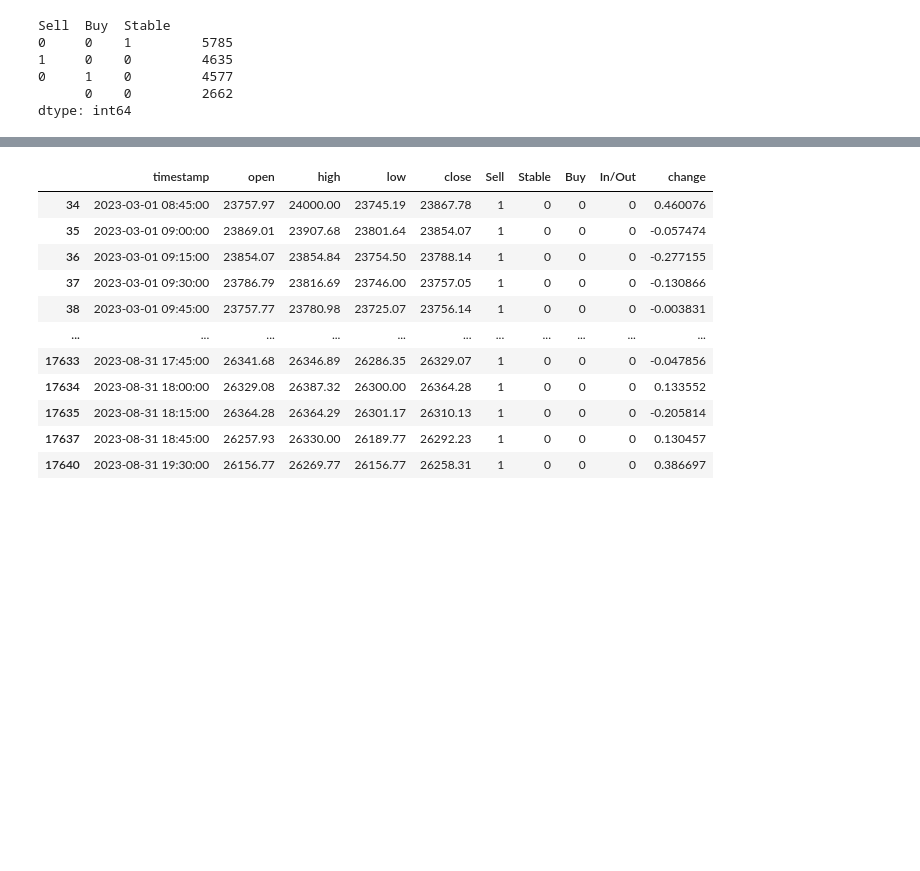
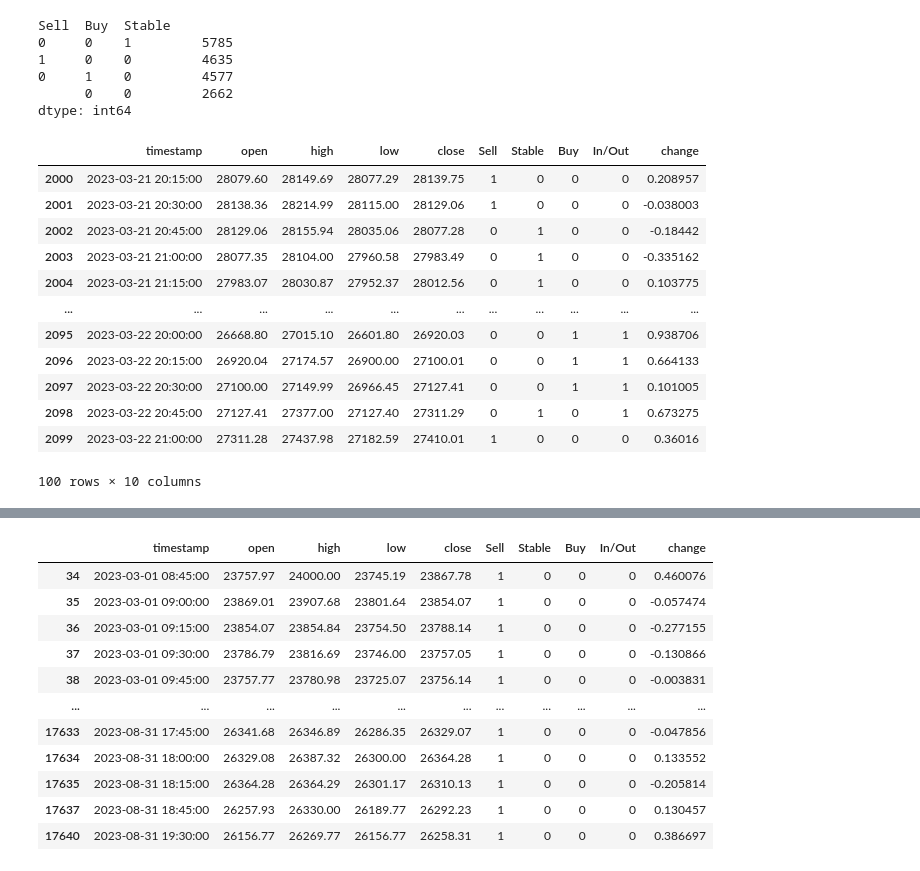
Before and after one commit to anilergan/AISMTB, a Jupyter notebook: binance_api_main.ipynb, the cells around one changed output, grey strips where cells are left out. Drawn from its saved outputs; the diff is of its cells as text; code cells hidden in the pictures; blank space fills up the shorter version.

```diff
--- a/binance_api_main.ipynb
+++ b/binance_api_main.ipynb
@@ -440 +442,17 @@ dtype: int64
+# %%
+df_v
+# %% [output]
+|  | timestamp | open | high | low | close | Sell | Stable | Buy | In/Out | change |
+| 2000 | 2023-03-21 20:15:00 | 28079.60 | 28149.69 | 28077.29 | 28139.75 | 1 | 0 | 0 | 0 | 0.208957 |
+| 2001 | 2023-03-21 20:30:00 | 28138.36 | 28214.99 | 28115.00 | 28129.06 | 1 | 0 | 0 | 0 | -0.038003 |
+| 2002 | 2023-03-21 20:45:00 | 28129.06 | 28155.94 | 28035.06 | 28077.28 | 0 | 1 | 0 | 0 | -0.18442 |
+| 2003 | 2023-03-21 21:00:00 | 28077.35 | 28104.00 | 27960.58 | 27983.49 | 0 | 1 | 0 | 0 | -0.335162 |
+| 2004 | 2023-03-21 21:15:00 | 27983.07 | 28030.87 | 27952.37 | 28012.56 | 0 | 1 | 0 | 0 | 0.103775 |
+| ... | ... | ... | ... | ... | ... | ... | ... | ... | ... | ... |
+| 2095 | 2023-03-22 20:00:00 | 26668.80 | 27015.10 | 26601.80 | 26920.03 | 0 | 0 | 1 | 1 | 0.938706 |
+| 2096 | 2023-03-22 20:15:00 | 26920.04 | 27174.57 | 26900.00 | 27100.01 | 0 | 0 | 1 | 1 | 0.664133 |
+| 2097 | 2023-03-22 20:30:00 | 27100.00 | 27149.99 | 26966.45 | 27127.41 | 0 | 0 | 1 | 1 | 0.101005 |
+| 2098 | 2023-03-22 20:45:00 | 27127.41 | 27377.00 | 27127.40 | 27311.29 | 0 | 1 | 0 | 1 | 0.673275 |
+| 2099 | 2023-03-22 21:00:00 | 27311.28 | 27437.98 | 27182.59 | 27410.01 | 1 | 0 | 0 | 0 | 0.36016 |
+100 rows × 10 columns
 # %%
```
Also changed, not shown: parts of 6 cells of this notebook, 1 other file.
